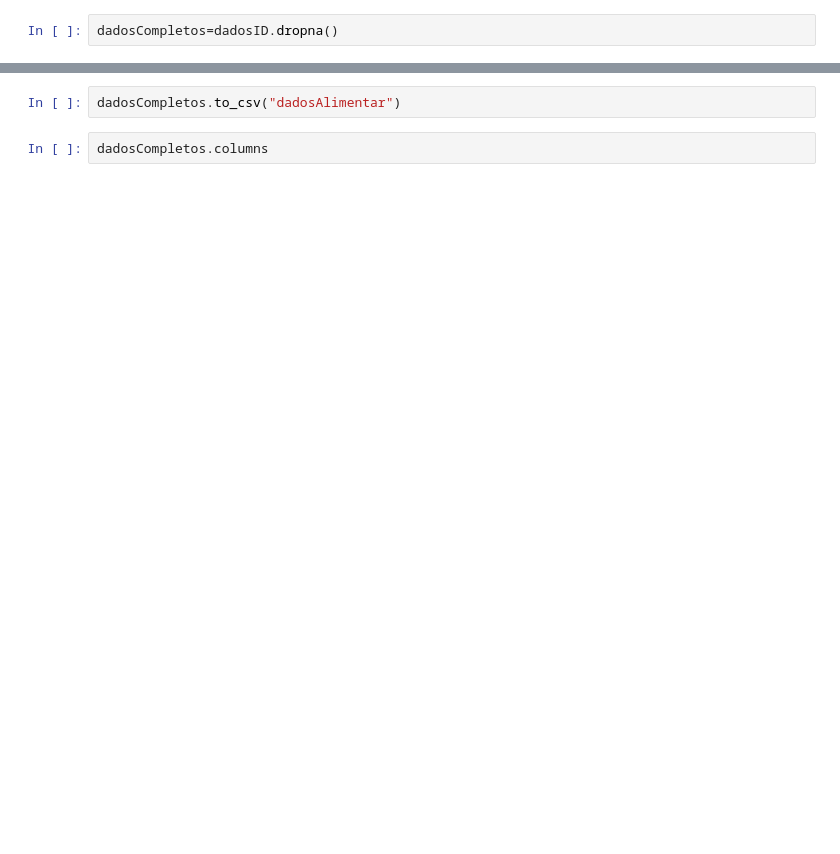
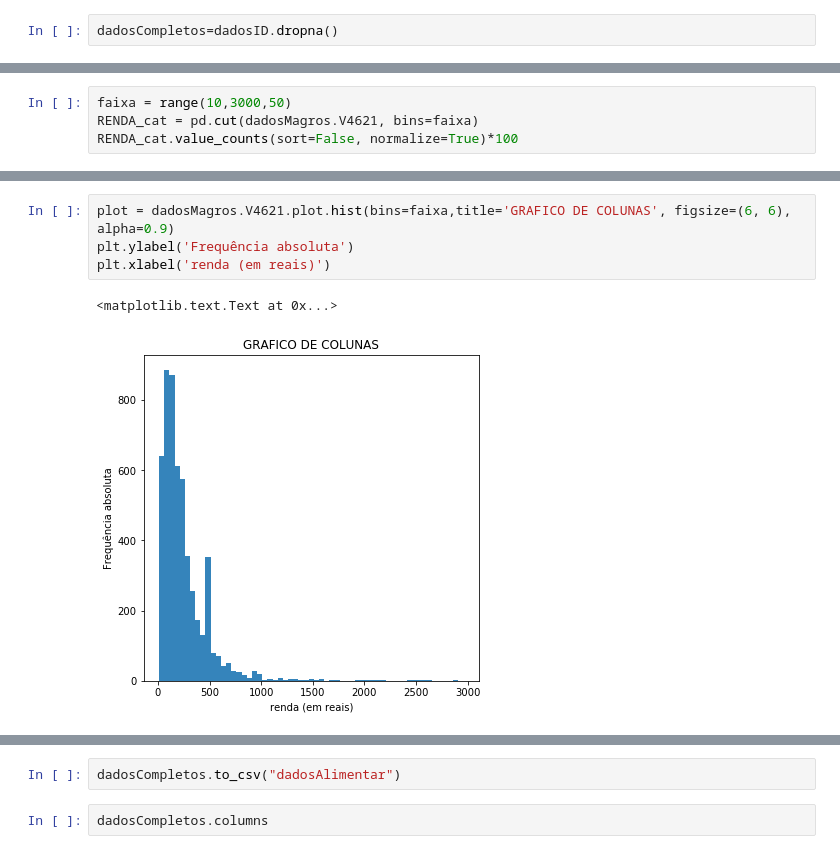
Before and after one commit to leonardoimakuma/projeto-1---CI-NCIA-DOS-DADOS, a Jupyter notebook: Projeto1 Layout.ipynb, the cells around one changed output, grey strips where cells are left out. Cells and saved outputs as stored; diff of their text form; blank space fills up the shorter version.

```diff
--- a/Projeto1 Layout.ipynb
+++ b/Projeto1 Layout.ipynb
@@ -64,0 +77,4 @@ dadosCompletos
+# %%
+faixa = range(10,3000,50)
+RENDA_cat = pd.cut(dadosMagros.V4621, bins=faixa)
+RENDA_cat.value_counts(sort=False, normalize=True)*100
@@ -64,0 +99,7 @@ dadosCompletos
+# %%
+plot = dadosMagros.V4621.plot.hist(bins=faixa,title='GRAFICO DE COLUNAS', figsize=(6, 6), alpha=0.9)
+plt.ylabel('Frequência absoluta')
+plt.xlabel('renda (em reais)')
+# %% [output]
+<matplotlib.text.Text at 0x...>
+[figure, added]
```
Also changed, not shown: parts of 11 cells of this notebook.
